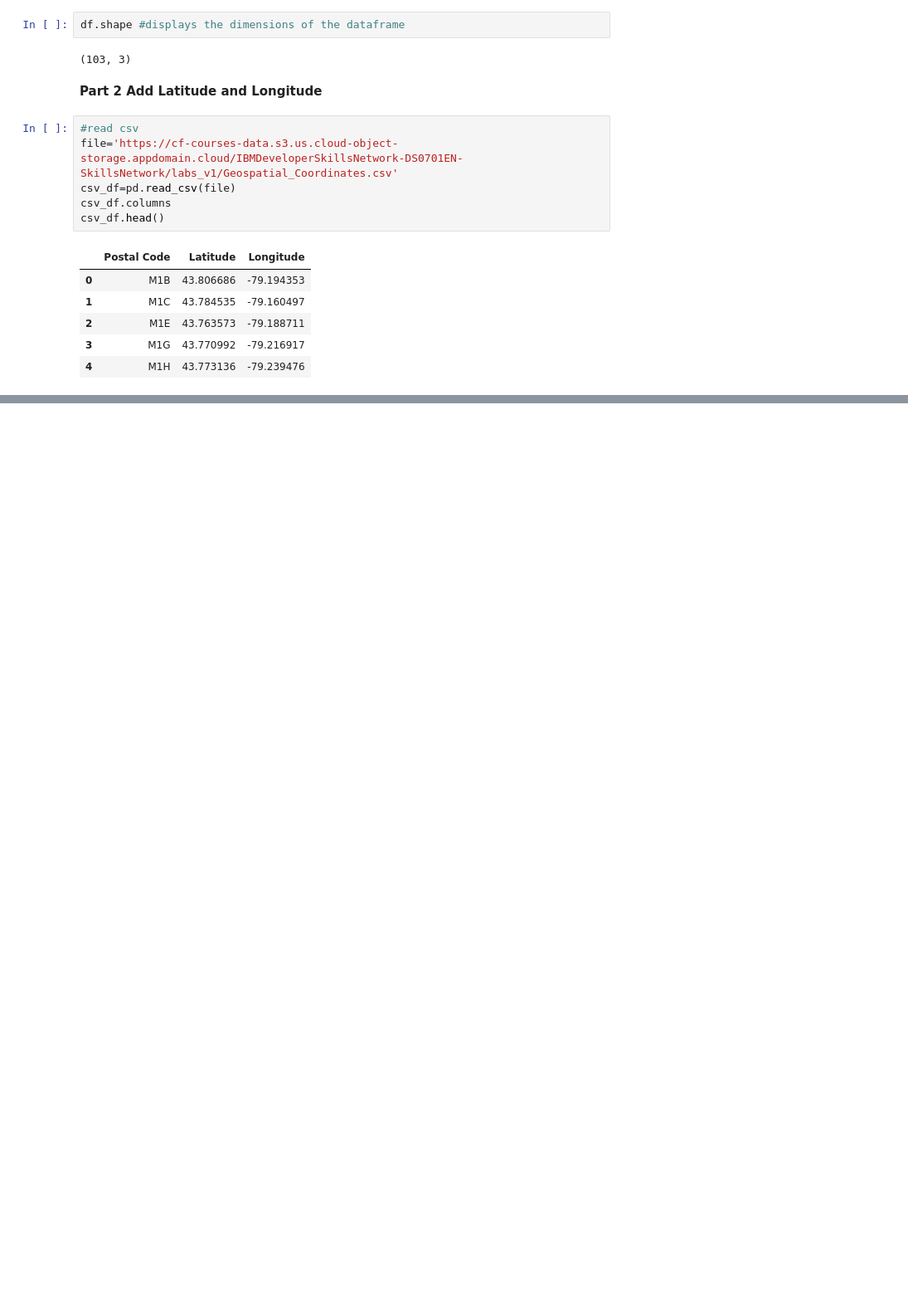
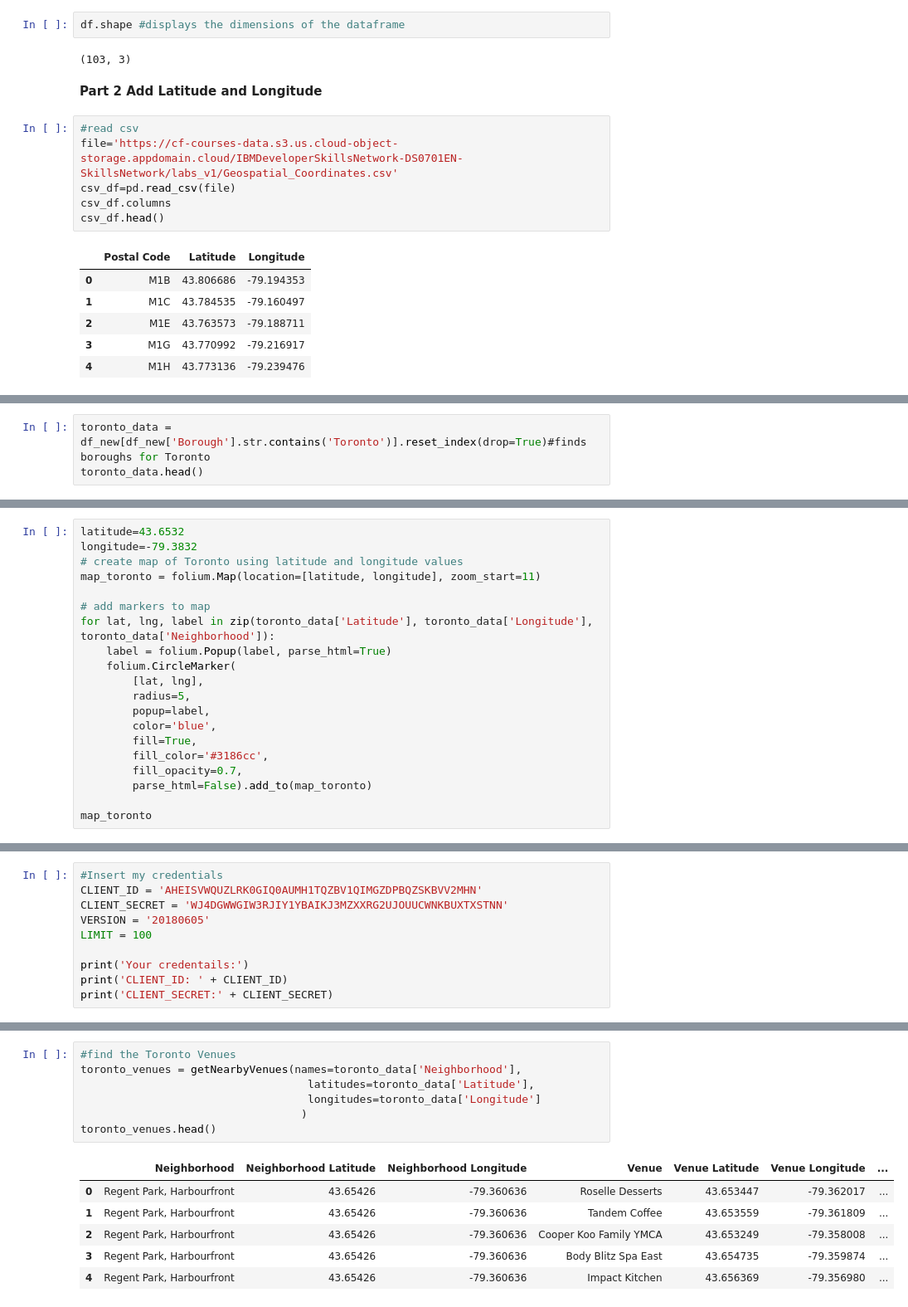
Before and after one commit to Ana-dg/MarketBasketAnalysis, a Jupyter notebook: Week 3 Capstone proj.ipynb, the cells around one changed output, grey strips where cells are left out. Shown: that part at 83% size. Cells and saved outputs as stored; diff of their text form; blank space fills up the shorter version.

```diff
--- a/Week 3 Capstone proj.ipynb
+++ b/Week 3 Capstone proj.ipynb
@@ -102,0 +111,3 @@ df_new.head(12)
+# %%
+toronto_data = df_new[df_new['Borough'].str.contains('Toronto')].reset_index(drop=True)#finds boroughs for Toronto
+toronto_data.head()
@@ -102,0 +121,20 @@ df_new.head(12)
+# %%
+latitude=43.6532
+longitude=-79.3832
+# create map of Toronto using latitude and longitude values
+map_toronto = folium.Map(location=[latitude, longitude], zoom_start=11)
+
+# add markers to map
+for lat, lng, label in zip(toronto_data['Latitude'], toronto_data['Longitude'], toronto_data['Neighborhood']):
+    label = folium.Popup(label, parse_html=True)
+    folium.CircleMarker(
+        [lat, lng],
+        radius=5,
+        popup=label,
+        color='blue',
+        fill=True,
+        fill_color='#3186cc',
+        fill_opacity=0.7,
+        parse_html=False).add_to(map_toronto)
+
+map_toronto
@@ -102,0 +143,10 @@ df_new.head(12)
+# %%
+#Insert my credentials
+CLIENT_ID = 'AHEISVWQUZLRK0GIQ0AUMH1TQZBV1QIMGZDPBQZSKBVV2MHN'
+CLIENT_SECRET = 'WJ4DGWWGIW3RJIY1YBAIKJ3MZXXRG2UJOUUCWNKBUXTXSTNN'
+VERSION = '20180605'
+LIMIT = 100
+
+print('Your credentails:')
+print('CLIENT_ID: ' + CLIENT_ID)
+print('CLIENT_SECRET:' + CLIENT_SECRET)
@@ -102,0 +198,14 @@ df_new.head(12)
+# %%
+#find the Toronto Venues
+toronto_venues = getNearbyVenues(names=toronto_data['Neighborhood'],
+                                   latitudes=toronto_data['Latitude'],
+                                   longitudes=toronto_data['Longitude']
+                                  )
+toronto_venues.head()
+# %% [output]
+|  | Neighborhood | Neighborhood Latitude | Neighborhood Longitude | Venue | Venue Latitude | Venue Longitude | ... |
+| 0 | Regent Park, Harbourfront | 43.65426 | -79.360636 | Roselle Desserts | 43.653447 | -79.362017 | ... |
+| 1 | Regent Park, Harbourfront | 43.65426 | -79.360636 | Tandem Coffee | 43.653559 | -79.361809 | ... |
+| 2 | Regent Park, Harbourfront | 43.65426 | -79.360636 | Cooper Koo Family YMCA | 43.653249 | -79.358008 | ... |
+| 3 | Regent Park, Harbourfront | 43.65426 | -79.360636 | Body Blitz Spa East | 43.654735 | -79.359874 | ... |
+| 4 | Regent Park, Harbourfront | 43.65426 | -79.360636 | Impact Kitchen | 43.656369 | -79.356980 | ... |
```
Also changed, not shown: parts of 12 cells of this notebook.
